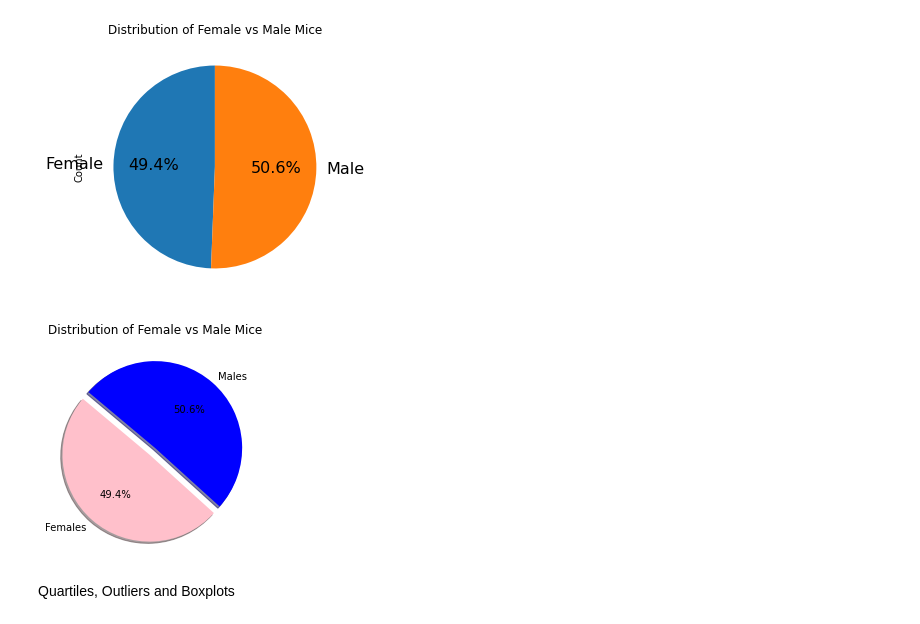
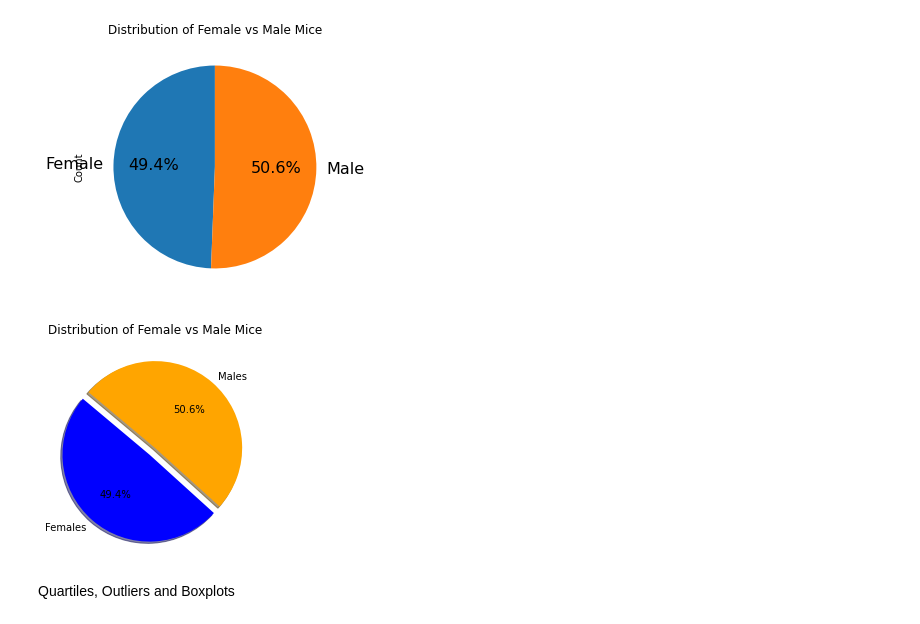
Before and after one commit to akspel/Matplot-Challenge, a Jupyter notebook: Pymaceuticals_Final.ipynb, the cells around one changed output. Cells and saved outputs as stored; diff of their text form; code cells hidden in the pictures.

```diff
--- a/Pymaceuticals_Final.ipynb
+++ b/Pymaceuticals_Final.ipynb
@@ -217,19 +221,19 @@ plt.savefig('pandas pie')
 # %%
 # Generate pie plot using pyplot
 gender_count = (complete_data.groupby(["Sex"])["Age_months"].count()).tolist()
 gender_count
 
 labels = ["Females", "Males"]
 
-colors = ["pink", "blue"]
+colors = ["blue", "orange"]
 
 explode = (0.1, 0)
 
 plt.pie(gender_count, explode=explode, labels=labels, colors=colors, autopct='%1.1f%%', shadow=True, startangle=140)
 plt.title("Distribution of Female vs Male Mice")
 plt.savefig('pyplot pie')
 # %% [output]
-[figure, old version]
+[figure, new version]
 # %% [markdown]
 Quartiles, Outliers and Boxplots
 # %%
```
Also changed, not shown: parts of 7 cells of this notebook, 2 other files.
